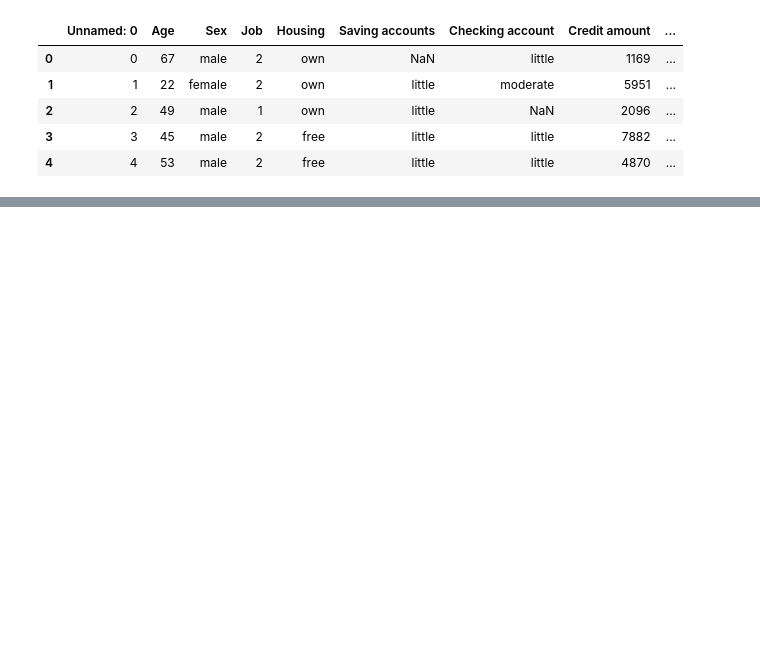
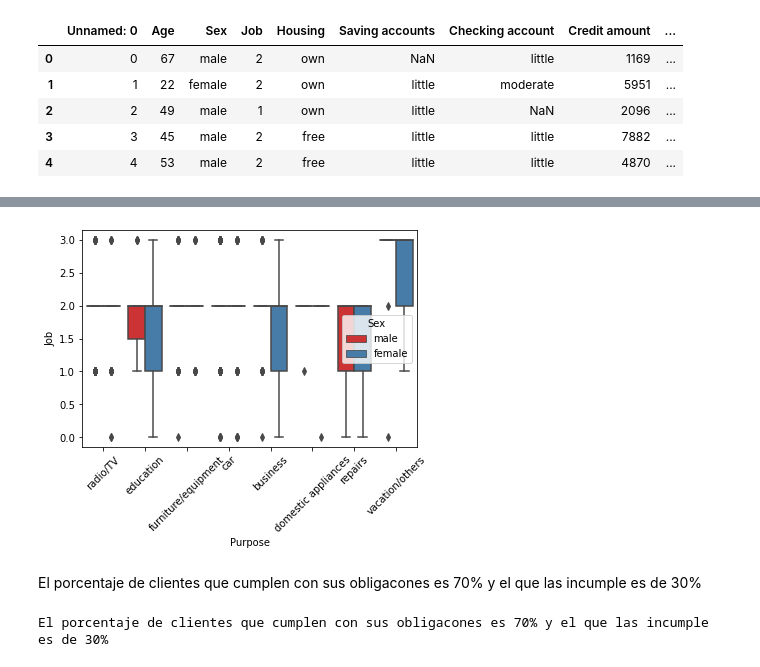
Before and after one commit to acubillosde/Banco, a Jupyter notebook: Bank_classification.ipynb, the cells around one changed output, grey strips where cells are left out. Saved outputs shown, nothing was run; the diff lists cells and outputs as text; code cells hidden in the pictures; blank space fills up the shorter version.

```diff
--- a/Bank_classification.ipynb
+++ b/Bank_classification.ipynb
@@ -16,0 +101,14 @@ df.head()
+# %%
+job = sns.boxplot(x = df['Purpose'], y = df['Job'], hue = df['Sex'], palette= 'Set1')
+job.set_xticklabels(job.get_xticklabels(), rotation=45)
+None
+# %% [output]
+[figure, added]
+# %% [markdown]
+El porcentaje de clientes que cumplen con sus obligacones es 70% y el que las incumple es de 30%
+# %%
+good = int(len(df[df['Risk']== 'good'])*100/df.shape[0])
+bad = int(len(df[df['Risk']== 'bad'])*100/df.shape[0])
+print(f'El porcentaje de clientes que cumplen con sus obligacones es {good}% y el que las incumple es de {bad}%')
+# %% [output]
+El porcentaje de clientes que cumplen con sus obligacones es 70% y el que las incumple es de 30%
```
Also changed, not shown: parts of 11 cells of this notebook, 3 other files.
